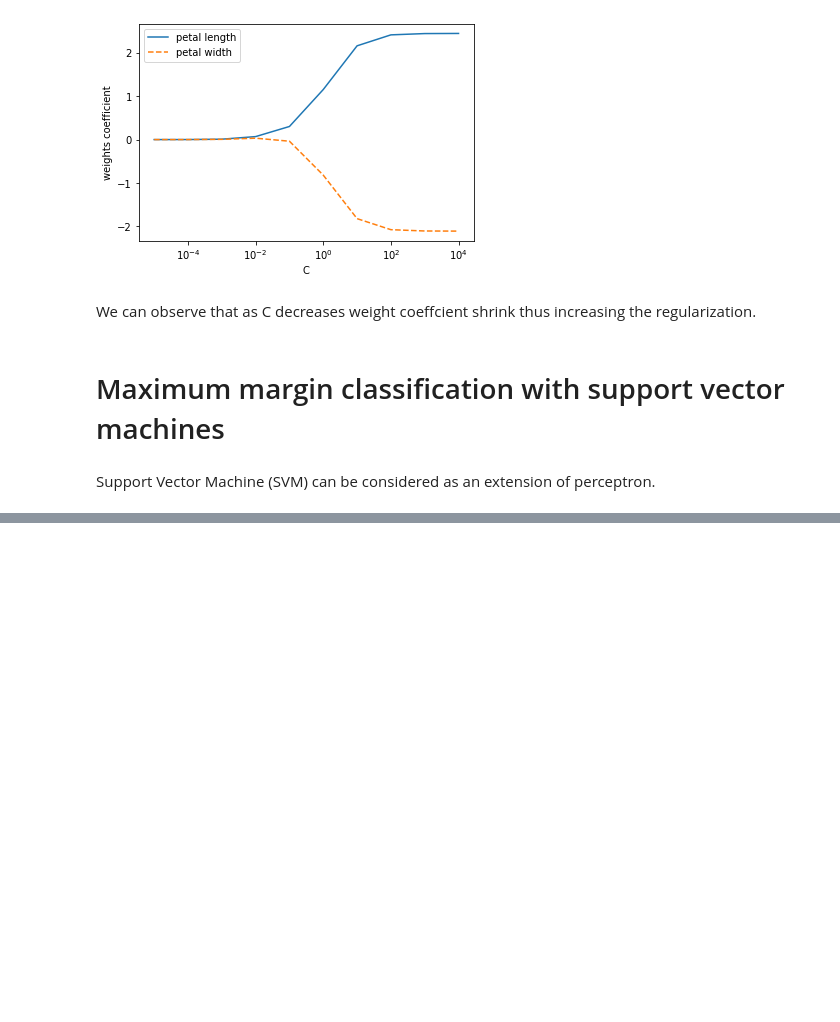
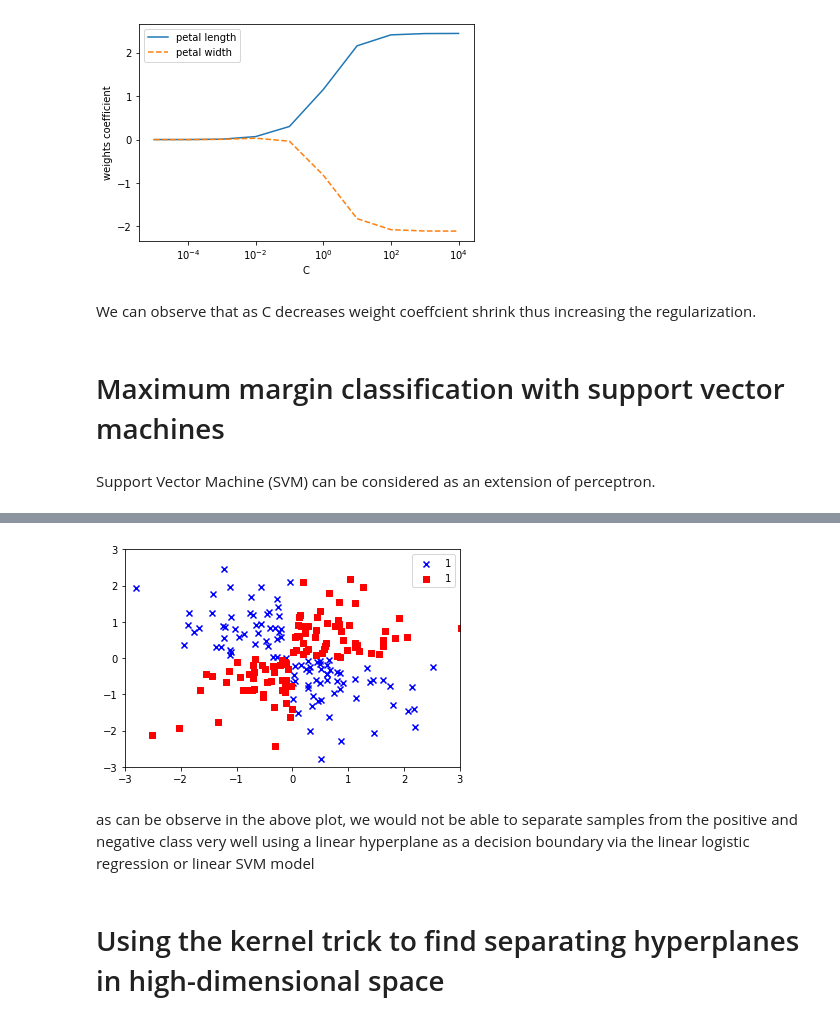
Before and after one commit to rishav-ish/MachineLearning, a Jupyter notebook: Chapter 3.ipynb, the cells around one changed output, grey strips where cells are left out. Saved outputs shown, nothing was run; the diff lists cells and outputs as text; code cells hidden in the pictures; blank space fills up the shorter version.

```diff
--- a/Chapter 3.ipynb
+++ b/Chapter 3.ipynb
@@ -344,0 +407,25 @@ Support Vector Machine (SVM) can be considered as an extension of perceptron.
+# %%
+#creating nonlinear classification data
+
+np.random.seed(1)
+
+X_xor = np.random.randn(200,2)
+y_xor = np.logical_xor(X_xor[:,0] > 0,
+                       X_xor[:, 1] > 0
+                      )
+
+
+y_xor = np.where(y_xor, 1 ,-1)
+# %%
+plt.scatter(X_xor[y_xor == 1, 0], X_xor[y_xor==1, 1], c = 'b', marker = 'x', label = '1')
+plt.scatter(X_xor[y_xor == -1, 0], X_xor[y_xor == -1, 1], c = 'r', marker = 's', label = '1')
+plt.xlim([-3,3])
+plt.ylim([-3,3])
+plt.legend(loc = 'best')
+plt.show()
+# %% [output]
+[figure, added]
+# %% [markdown]
+as can be observe in the above plot, we would not be able to separate samples from the positive and negative class very well using a linear hyperplane as a decision boundary via the linear logistic regression or linear SVM model
+# %% [markdown]
+# Using the kernel trick to find separating hyperplanes in high-dimensional space
```
Also changed, not shown: parts of 44 cells of this notebook, 1 other file.
